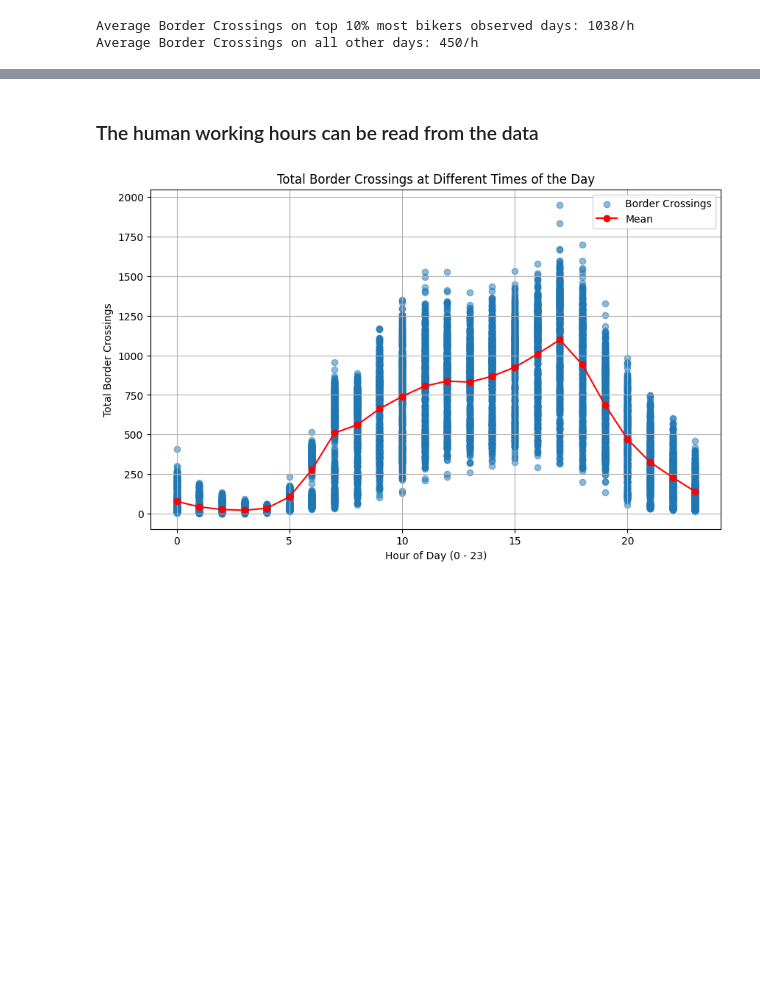
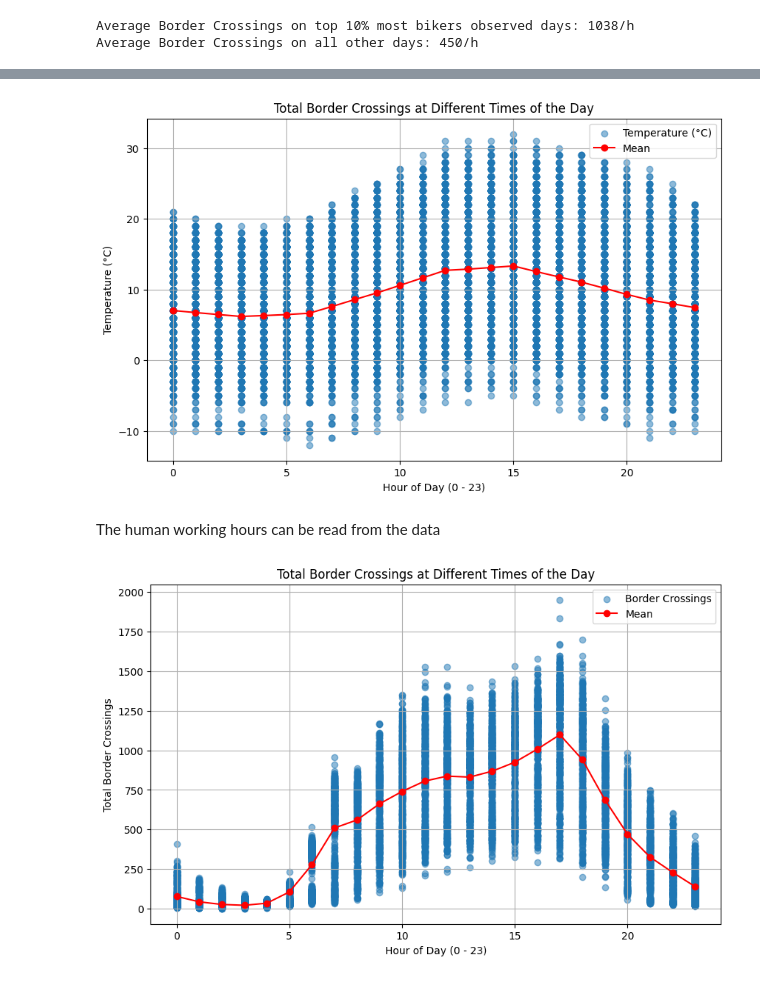
Before and after one commit to Waldleufer/2023-amse-data-engineering, a Jupyter notebook: project/report.ipynb, the cells around one changed output, grey strips where cells are left out. Saved outputs shown, nothing was run; the diff lists cells and outputs as text; code cells hidden in the pictures; blank space fills up the shorter version.

```diff
--- a/project/report.ipynb
+++ b/project/report.ipynb
@@ -341,5 +364,26 @@ plt.show()
+# %%
+# Create a new column representing the hour of the day
+df_merged['Hour of Day'] = df_merged['Start DateTime'].dt.hour
+
+# Group by 'Hour of Day' and calculate mean of 'Total Border Crossings'
+mean_border_crossings = df_merged.groupby('Hour of Day')['Temperatur (°C)'].mean()
+
+# Create the scatter plot
+plt.figure(figsize=(10, 6))
+plt.scatter(df_merged['Hour of Day'], df_merged['Temperatur (°C)'], alpha=0.5)
+plt.plot(mean_border_crossings.index, mean_border_crossings.values, color='red', marker='o')  # plot mean line
+
+plt.xlabel('Hour of Day (0 - 23)')
+plt.ylabel('Temperature (°C)')
+plt.title('Total Border Crossings at Different Times of the Day')
+plt.grid(True)
+
+plt.legend(['Temperature (°C)', 'Mean'])
+plt.show()
+# %% [output]
+[figure, added]
 # %% [markdown]
-### The human working hours can be read from the data
+The human working hours can be read from the data
 # %%
 # Create a new column representing the hour of the day
 df_merged['Hour of Day'] = df_merged['Start DateTime'].dt.hour
```
Also changed, not shown: parts of 19 cells of this notebook.
